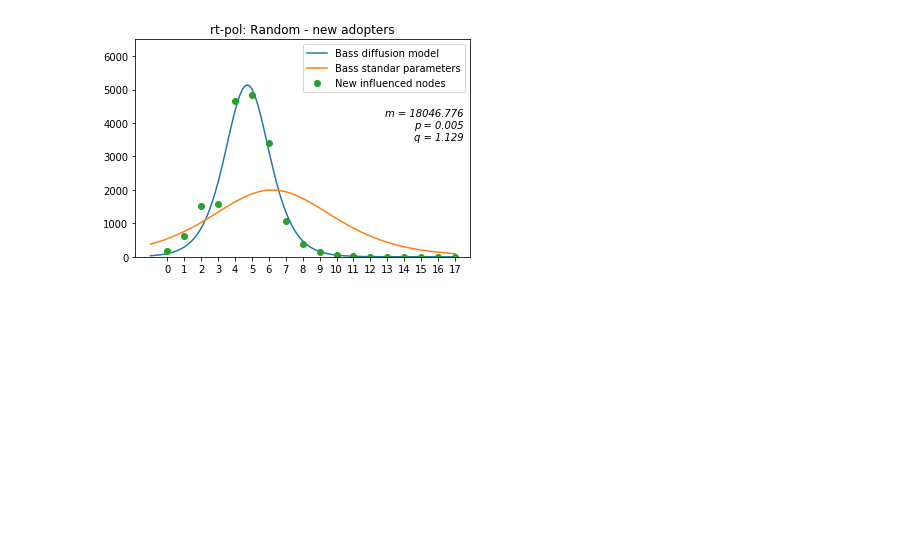
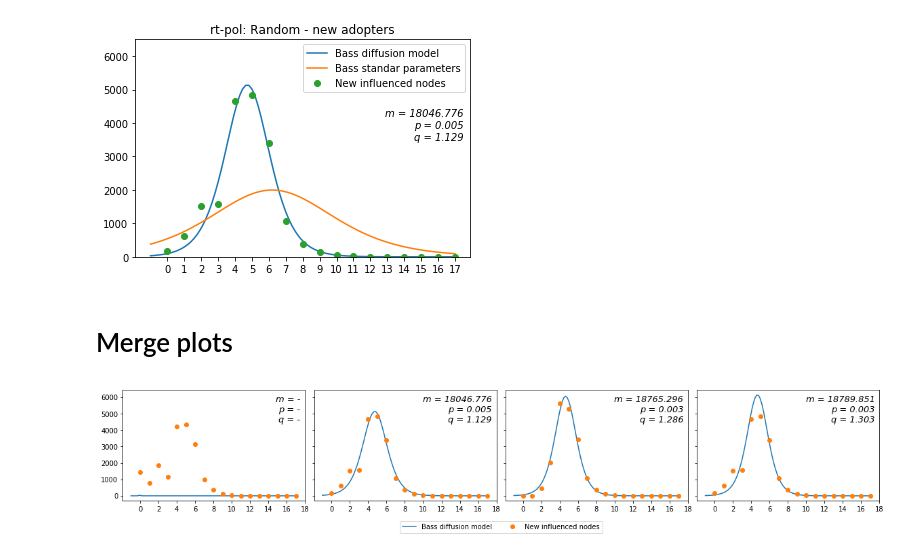
Before and after one commit to GCantergiani/ltc_ltr, a Jupyter notebook: postprocessing/rt-pol/bass-difussion-model.ipynb, the cells around one changed output. Cells and saved outputs as stored; diff of their text form; code cells hidden in the pictures; blank space fills up the shorter version.

Commit message:
upadte graph add subplots

```diff
--- a/postprocessing/rt-pol/bass-difussion-model.ipynb
+++ b/postprocessing/rt-pol/bass-difussion-model.ipynb
@@ -213,7 +222,7 @@ ydata = df_plot['number_influenced'].values
 # %%
-inverse_cum = df_plot['number_influenced'].values.copy()
-inverse_cum[1:] -= inverse_cum[:-1].copy()
-inverse_cum
+inverse_cum_r = df_plot['number_influenced'].values.copy()
+inverse_cum_r[1:] -= inverse_cum_r[:-1].copy()
+inverse_cum_r
 # %% [output]
 array([ 182.057,  610.503, 1518.991, 1589.784, 4662.411, 4840.077,
        3405.067, 1084.702,  385.457,  133.643,   41.676,   11.671,
@@ -229,17 +238,17 @@ print(popt)
 # %% [output]
 [18046.7763558      0.00535312     1.1285022 ]
 # %%
-x = np.linspace(-1, 17, 100)
-y = bass_wo(x, *popt)
-y_standar = bass_wo(x, m, 0.03, 0.38)
+x_r = np.linspace(-1, 17, 100)
+y_r = bass_wo(x_r, *popt)
+y_standar = bass_wo(x_r, m_r, 0.03, 0.38)
 
 plt.title('rt-pol: Random - new adopters')
-var_text = 'm = {}\np = {}\nq = {}'.format(m,p,q)
+var_text = 'm = {}\np = {}\nq = {}'.format(m_r,p_r,q_r)
 plt.text(17.5, 3500, var_text, horizontalalignment='right', style='italic')
 
-pylab.plot(x, y, label='Bass diffusion model')
-pylab.plot(x, y_standar, label='Bass standar parameters')
-pylab.plot(xdata, inverse_cum, 'o', label='New influenced nodes')
+pylab.plot(x_r, y_r, label='Bass diffusion model')
+pylab.plot(x_r, y_standar, label='Bass standar parameters')
+pylab.plot(xdata_r, inverse_cum_r, 'o', label='New influenced nodes')
 
 pylab.ylim(0,6500)
 pylab.xticks(range(0, 18))
@@ -247,3 +256,59 @@ pylab.legend(loc='best')
 pylab.show()
 # %% [output]
 [figure]
+# %% [markdown]
+# Merge plots
+# %%
+import numpy as np
+import matplotlib.pyplot as plt
+
+
+# min, random, majority, max
+
+x1 = np.linspace(0.0, 5.0)
+x2 = np.linspace(0.0, 2.0)
+
+y1 = np.cos(2 * np.pi * x1) * np.exp(-x1)
+y2 = np.cos(2 * np.pi * x2)
+
+fig = plt.figure(figsize=(20, 3))
+
+ax1 = plt.subplot(1, 4, 1, axisbg='white')
+plt.plot(x_mn, y_mn, label='Bass diffusion model')
+plt.plot(xdata_mn, inverse_cum_mn, 'o', label='New influenced nodes')
+plt.xticks(np.linspace(0, 20, 10, endpoint=False))
+plt.subplots_adjust(wspace = .05)
+var_text = 'm = {}\np = {}\nq = {}'.format('-','-','-')
+plt.text(17.5, 4500, var_text, horizontalalignment='right', style='italic', fontsize=13)
+
+ax2 = plt.subplot(1, 4, 2, sharey=ax1, axisbg='white')
+plt.plot(x_r, y_r)
+plt.plot(xdata_r, inverse_cum_r, 'o')
+plt.xticks(np.linspace(0, 20, 10, endpoint=False))
+plt.setp(ax2.get_yticklabels(), visible=False)
+var_text = 'm = {}\np = {}\nq = {}'.format(m_r,p_r,q_r)
+plt.text(17.5, 4500, var_text, horizontalalignment='right', style='italic', fontsize=13)
+
+ax3 = plt.subplot(1, 4, 3, sharey=ax1, axisbg='white')
+plt.plot(x_sm, y_sm )
+plt.plot(xdata_sm, inverse_cum_sm, 'o')
+plt.xticks(np.linspace(0, 20, 10, endpoint=False))
+plt.setp(ax3.get_yticklabels(), visible=False)
+var_text = 'm = {}\np = {}\nq = {}'.format(m_sm,p_sm,q_sm)
+plt.text(17.5, 4500, var_text, horizontalalignment='right', style='italic', fontsize=13)
+
+
+ax4 = plt.subplot(1, 4, 4, sharey=ax1, axisbg='white')
+plt.plot(x_mx, y_mx )
+plt.plot(xdata_r, inverse_cum_r, 'o')
+plt.xticks(np.linspace(0, 20, 10, endpoint=False))
+plt.setp(ax4.get_yticklabels(), visible=False)
+var_text = 'm = {}\np = {}\nq = {}'.format(m_mx,p_mx,q_mx)
+plt.text(17.5, 4500, var_text, horizontalalignment='right', style='italic', fontsize=13)
+
+
+ax1.legend(bbox_to_anchor=(2.65, -0.15), ncol=2)
+
+plt.show()
+# %% [output]
+[figure, added]
```
Also changed, not shown: parts of 16 cells of this notebook.
